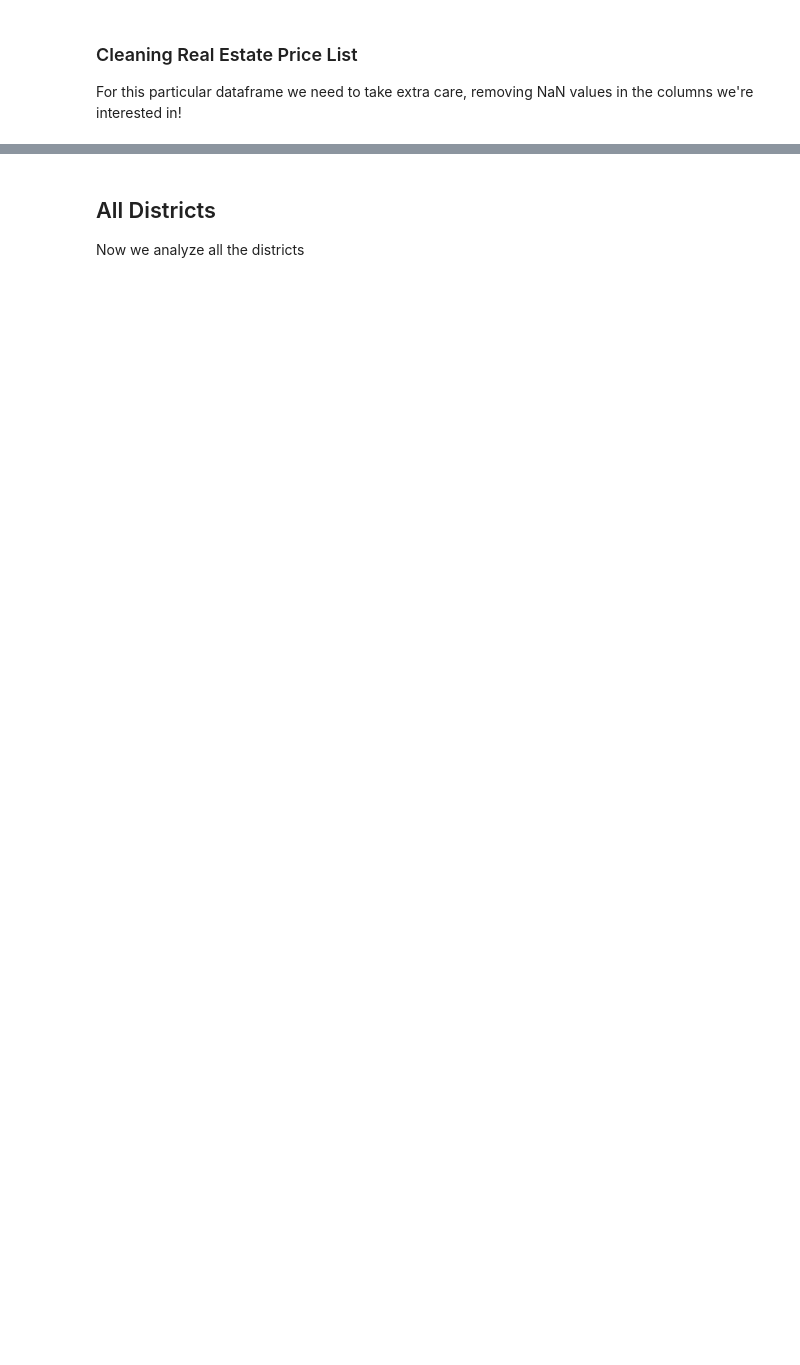
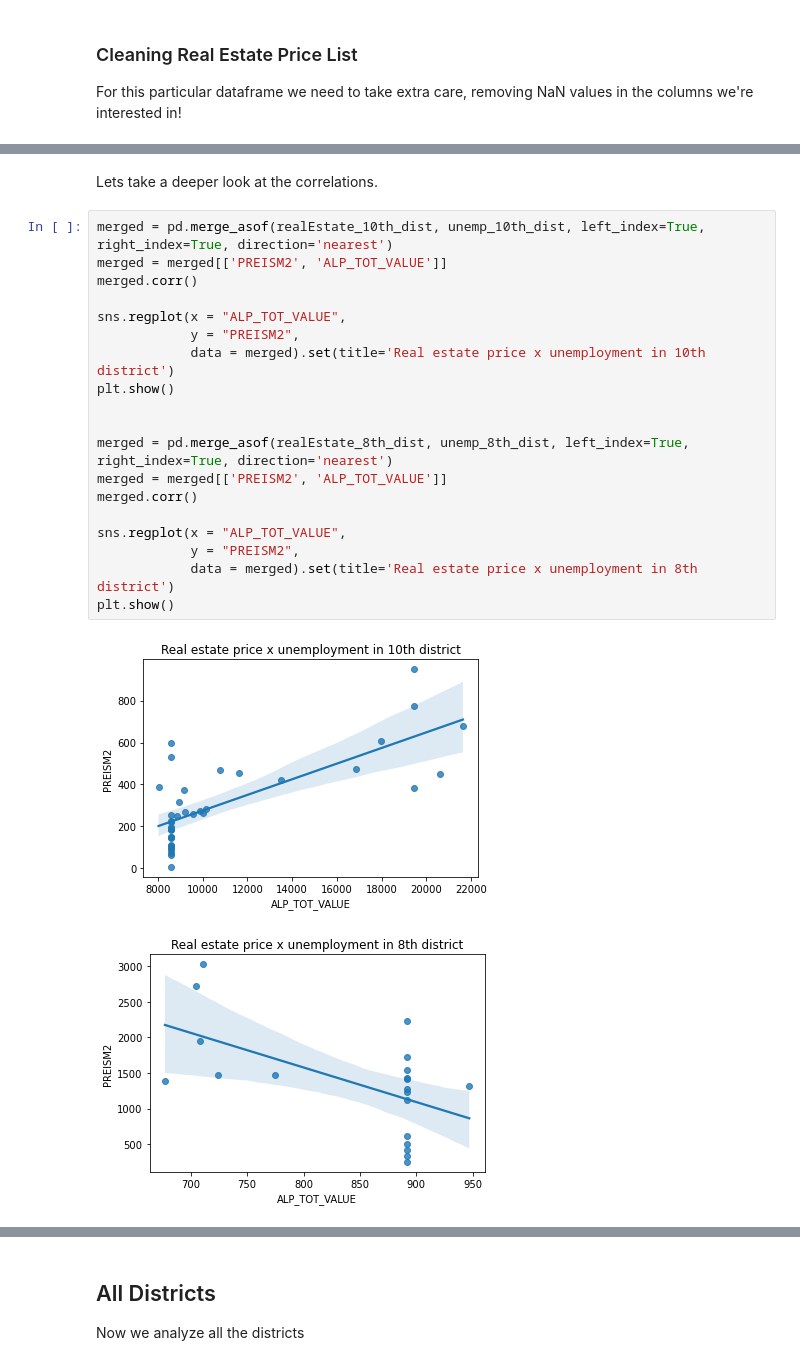
Before and after one commit to jirn073-76/Project_Concrete, a Jupyter notebook: Project_Concrete.ipynb, the cells around one changed output, grey strips where cells are left out. Drawn from its saved outputs; the diff is of its cells as text; blank space fills up the shorter version.

```diff
--- a/Project_Concrete.ipynb
+++ b/Project_Concrete.ipynb
@@ -371,0 +514,24 @@ plt.show()
+# %% [markdown]
+Lets take a deeper look at the correlations.
+# %%
+merged = pd.merge_asof(realEstate_10th_dist, unemp_10th_dist, left_index=True, right_index=True, direction='nearest')
+merged = merged[['PREISM2', 'ALP_TOT_VALUE']]
+merged.corr()
+
+sns.regplot(x = "ALP_TOT_VALUE",
+            y = "PREISM2",
+            data = merged).set(title='Real estate price x unemployment in 10th district')
+plt.show()
+
+
+merged = pd.merge_asof(realEstate_8th_dist, unemp_8th_dist, left_index=True, right_index=True, direction='nearest')
+merged = merged[['PREISM2', 'ALP_TOT_VALUE']]
+merged.corr()
+
+sns.regplot(x = "ALP_TOT_VALUE",
+            y = "PREISM2",
+            data = merged).set(title='Real estate price x unemployment in 8th district')
+plt.show()
+# %% [output]
+[figure, added]
+[figure, added]
```
Also changed, not shown: parts of 25 cells of this notebook.
